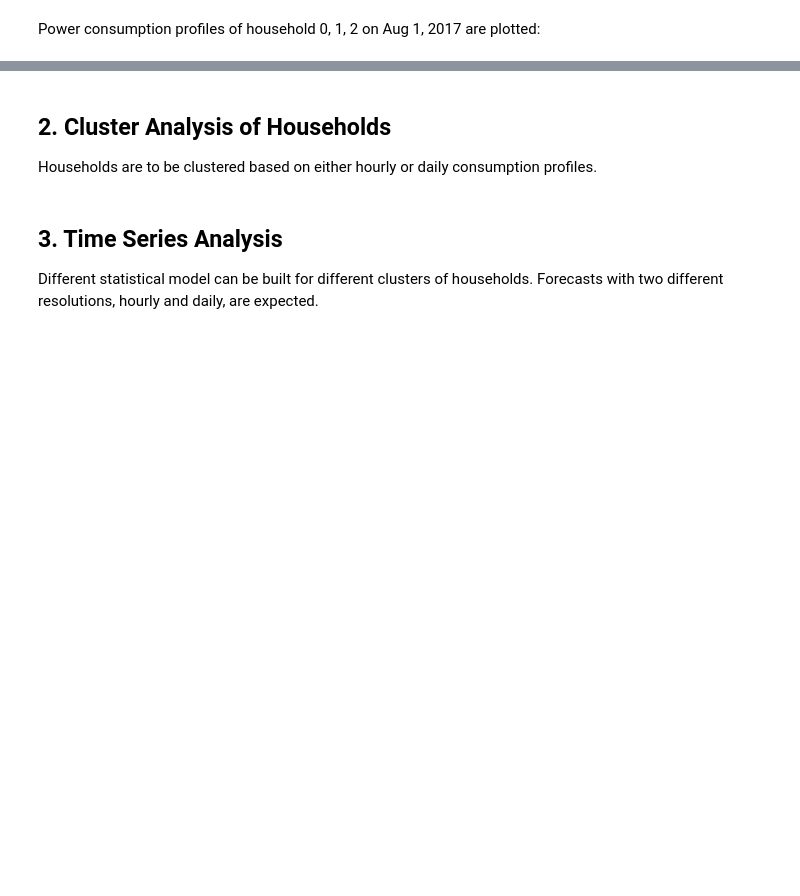
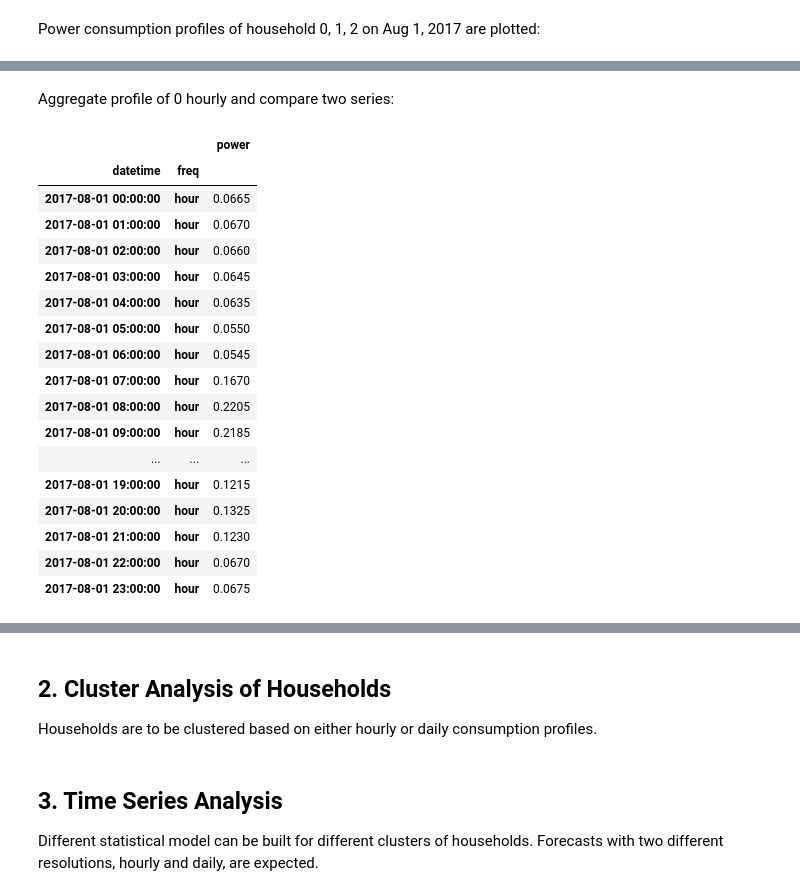
Before and after one commit to edxu96/elec_consumption, a Jupyter notebook: index.ipynb, the cells around one changed output, grey strips where cells are left out. Saved outputs shown, nothing was run; the diff lists cells and outputs as text; code cells hidden in the pictures; blank space fills up the shorter version.

Commit message:
Down resampling and compare (#16)

```diff
--- a/index.ipynb
+++ b/index.ipynb
@@ -52,0 +56,32 @@ df[df.index.date == datetime.date(2017, 8, 1)].iloc[:, :3].plot(
+# %% [markdown]
+Aggregate profile of 0 hourly and compare two series:
+# %%
+#hide
+df_hour_0 = (
+    df[df.index.date == datetime.date(2017, 8, 1)].loc[:, 0]
+    .resample('1H', closed='left').mean().to_frame()
+)
+df_hour_0.columns = ['power']
+df_hour_0['freq'] = 'hour'
+df_hour_0.reset_index(inplace=True)
+df_hour_0.set_index(['datetime', 'freq'], inplace=True)
+df_hour_0
+# %% [output]
+|  |  | power |
+| datetime | freq |  |
+| 2017-08-01 00:00:00 | hour | 0.0665 |
+| 2017-08-01 01:00:00 | hour | 0.0670 |
+| 2017-08-01 02:00:00 | hour | 0.0660 |
+| 2017-08-01 03:00:00 | hour | 0.0645 |
+| 2017-08-01 04:00:00 | hour | 0.0635 |
+| 2017-08-01 05:00:00 | hour | 0.0550 |
+| 2017-08-01 06:00:00 | hour | 0.0545 |
+| 2017-08-01 07:00:00 | hour | 0.1670 |
+| 2017-08-01 08:00:00 | hour | 0.2205 |
+| 2017-08-01 09:00:00 | hour | 0.2185 |
+| ... | ... | ... |
+| 2017-08-01 19:00:00 | hour | 0.1215 |
+| 2017-08-01 20:00:00 | hour | 0.1325 |
+| 2017-08-01 21:00:00 | hour | 0.1230 |
+| 2017-08-01 22:00:00 | hour | 0.0670 |
+| 2017-08-01 23:00:00 | hour | 0.0675 |
```
Also changed, not shown: parts of 7 cells of this notebook, 7 other files.
